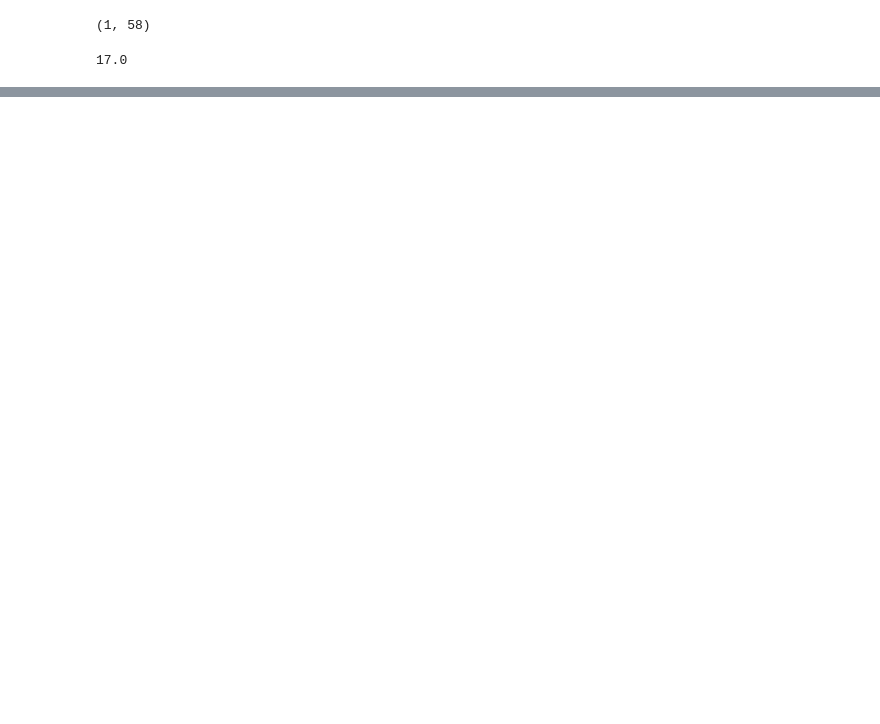
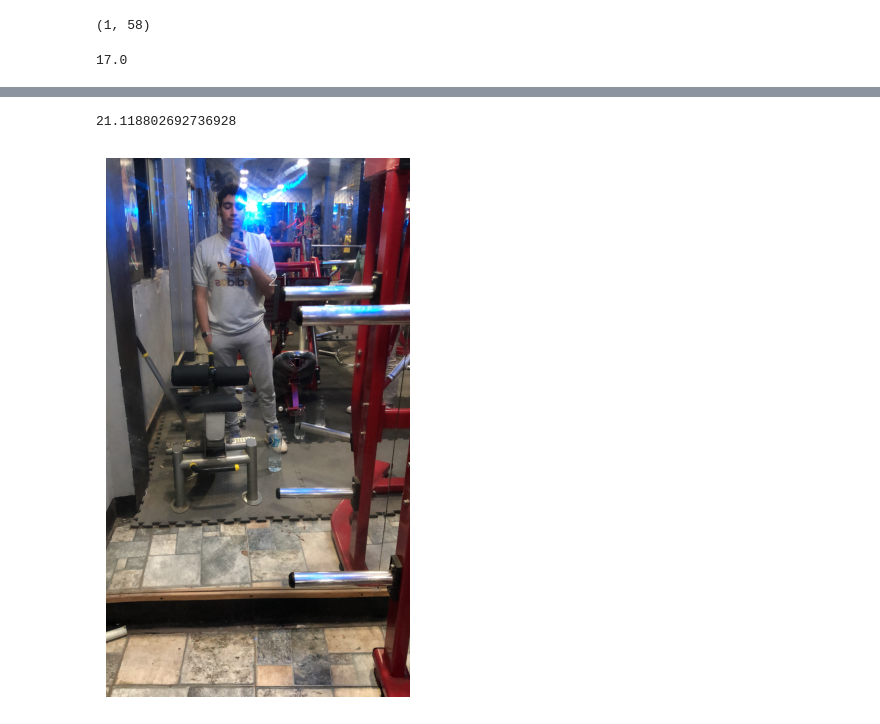
Before and after one commit to moaaztaha/GYM-assistant-using-Yolov7-pose-estimation, a Jupyter notebook: gym helper.ipynb, the cells around one changed output, grey strips where cells are left out. Drawn from its saved outputs; the diff is of its cells as text; code cells hidden in the pictures; blank space fills up the shorter version.

```diff
--- a/gym helper.ipynb
+++ b/gym helper.ipynb
@@ -123,0 +129,8 @@ plot_image(frame)
+# %%
+def calculate_angle(a: np.ndarray, b: np.ndarray, c: np.ndarray) -> float:
+    ba = a - b
+    bc = c - b
+
+    cosine_angel = np.dot(ba, bc) / (np.linalg.norm(ba) * np.linalg.norm(bc))
+    angle = np.arccos(cosine_angel)
+    return np.degrees(angle)
@@ -123,0 +154,10 @@ plot_image(frame)
+# %%
+frame = cv2.imread('1.jpeg')
+left_arm = [6, 8, 10]
+right_arm = [5, 7 ,9]
+angle = calculate_angle(kpts, *right_arm, draw=True, frame = frame)
+print(angle)
+plot_image(frame, size=7)
+# %% [output]
+21.118802692736928
+[figure, added]
```
Also changed, not shown: parts of 14 cells of this notebook, 1 other file.
